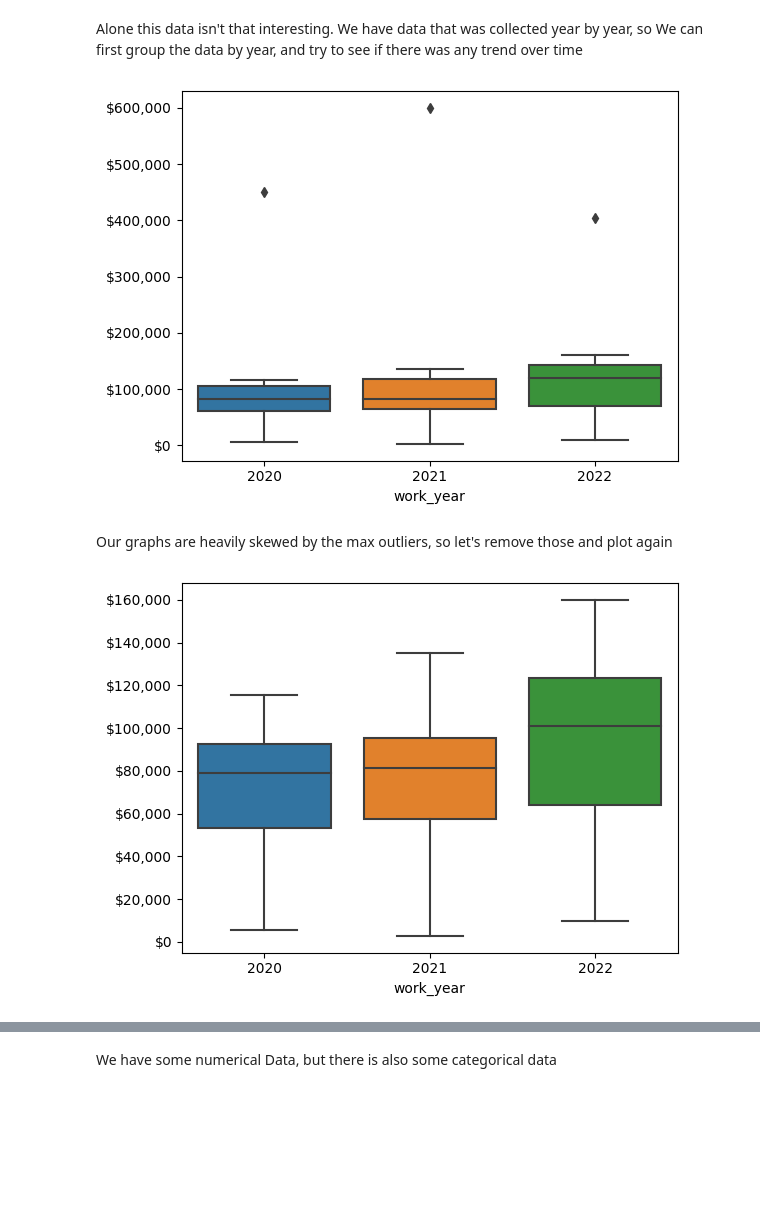
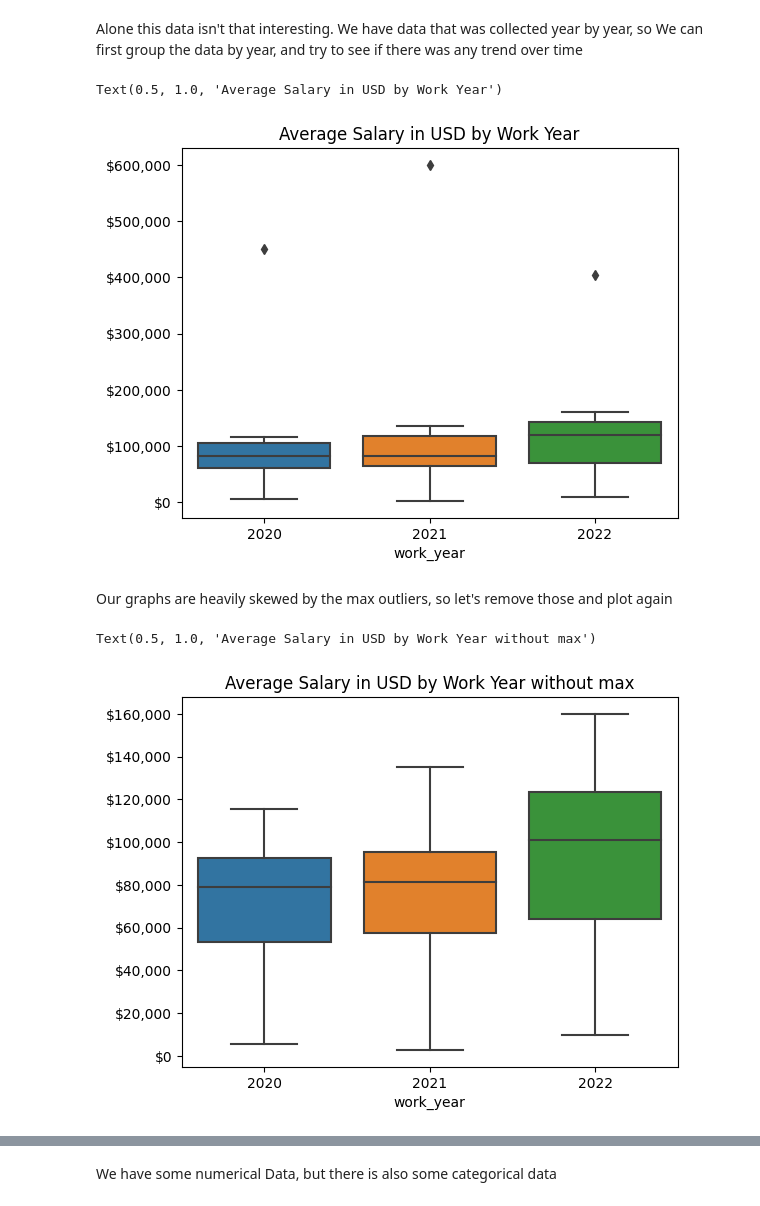
Before and after one commit to jtlantz/dm-proj1, a Jupyter notebook: notebooks/ds_salaries.ipynb, the cells around one changed output, grey strips where cells are left out. Drawn from its saved outputs; the diff is of its cells as text; code cells hidden in the pictures; blank space fills up the shorter version.

```diff
--- a/notebooks/ds_salaries.ipynb
+++ b/notebooks/ds_salaries.ipynb
@@ -78,13 +91,15 @@ Alone this data isn't that interesting.  We have data that was collected year by
 # %%
 tmp = df[['salary_in_usd', 'work_year']]
 tmp = tmp.groupby('work_year').describe()
 tmp = tmp['salary_in_usd']
 tmp.drop('count', axis=1, inplace=True)
 tmp = tmp.transpose()
 plot = sns.boxplot(data=tmp)
 plot.yaxis.set_major_formatter('${x:,.0f}')
+plot.set_title('Average Salary in USD by Work Year')
 # %% [output]
+Text(0.5, 1.0, 'Average Salary in USD by Work Year')
-[figure, old version]
+[figure, new version]
 # %% [markdown]
 Our graphs are heavily skewed by the max outliers, so let's remove those and plot again
 # %%
@@ -96,5 +111,7 @@ tmp.drop('max', axis=1, inplace=True)
 tmp = tmp.transpose()
 plot = sns.boxplot(data=tmp)
 plot.yaxis.set_major_formatter('${x:,.0f}')
+plot.set_title('Average Salary in USD by Work Year without max')
 # %% [output]
+Text(0.5, 1.0, 'Average Salary in USD by Work Year without max')
-[figure, old version]
+[figure, new version]
```
Also changed, not shown: parts of 15 cells of this notebook, 2 other files.
